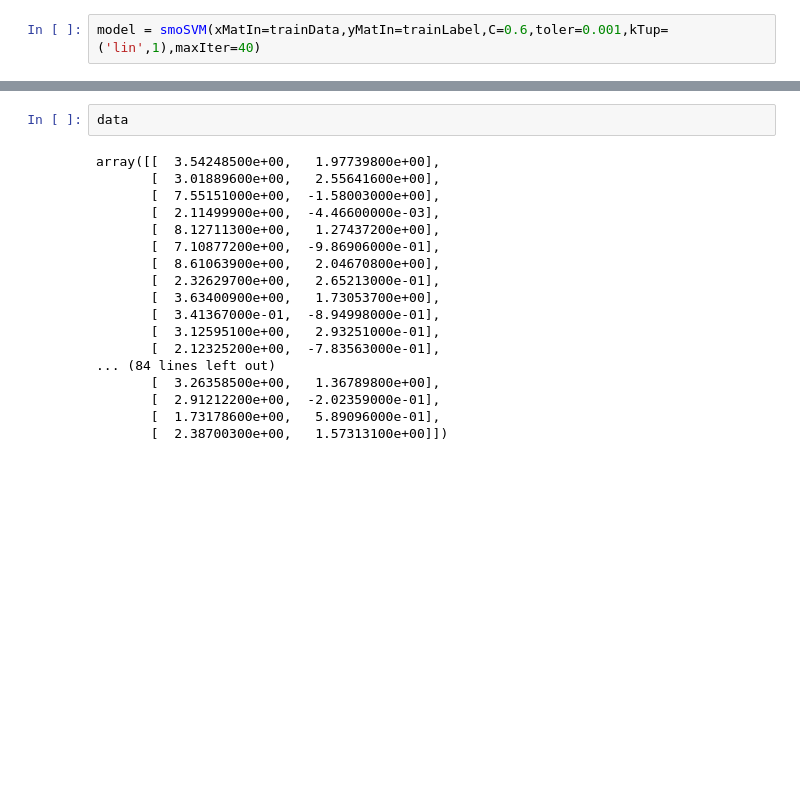
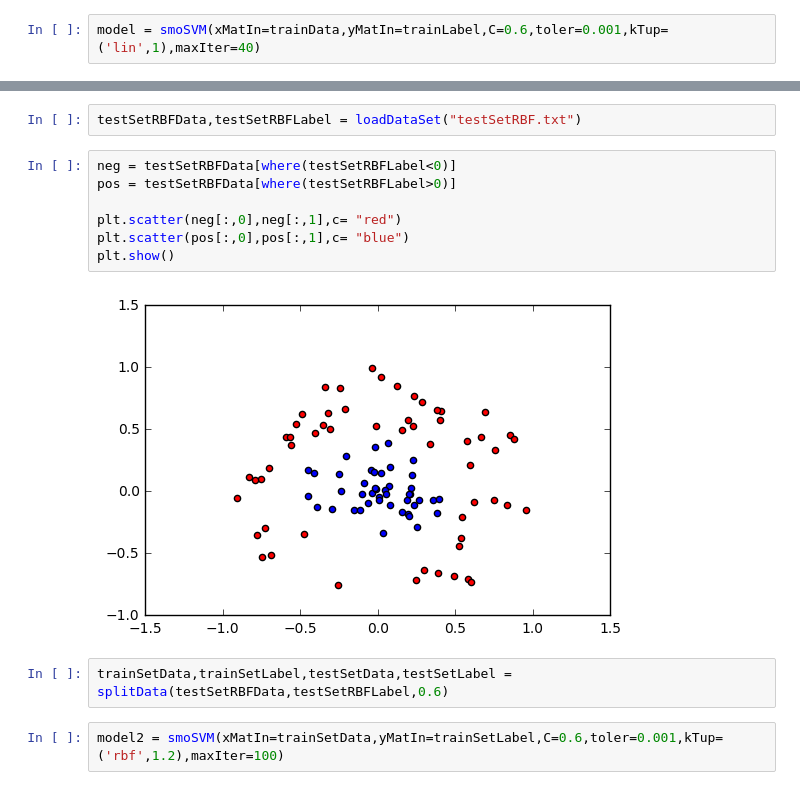
Before and after one commit to TTJason/MySVM, a Jupyter notebook: MySVM_V2.ipynb, the cells around one changed output, grey strips where cells are left out. Saved outputs shown, nothing was run; the diff lists cells and outputs as text; blank space fills up the shorter version.

```diff
--- a/MySVM_V2.ipynb
+++ b/MySVM_V2.ipynb
@@ -211,20 +219,15 @@ model.predictAndDraw(testData)
-# %%
-data
-# %% [output]
-array([[  3.54248500e+00,   1.97739800e+00],
-       [  3.01889600e+00,   2.55641600e+00],
-       [  7.55151000e+00,  -1.58003000e+00],
-       [  2.11499900e+00,  -4.46600000e-03],
-       [  8.12711300e+00,   1.27437200e+00],
-       [  7.10877200e+00,  -9.86906000e-01],
-       [  8.61063900e+00,   2.04670800e+00],
-       [  2.32629700e+00,   2.65213000e-01],
-       [  3.63400900e+00,   1.73053700e+00],
-       [  3.41367000e-01,  -8.94998000e-01],
-       [  3.12595100e+00,   2.93251000e-01],
-       [  2.12325200e+00,  -7.83563000e-01],
-... (84 lines left out)
-       [  3.26358500e+00,   1.36789800e+00],
-       [  2.91212200e+00,  -2.02359000e-01],
-       [  1.73178600e+00,   5.89096000e-01],
-       [  2.38700300e+00,   1.57313100e+00]])
+# %%
+testSetRBFData,testSetRBFLabel = loadDataSet("testSetRBF.txt")
+# %%
+neg = testSetRBFData[where(testSetRBFLabel<0)]
+pos = testSetRBFData[where(testSetRBFLabel>0)]
+
+plt.scatter(neg[:,0],neg[:,1],c= "red")
+plt.scatter(pos[:,0],pos[:,1],c= "blue")
+plt.show()
+# %% [output]
+[figure, added]
+# %%
+trainSetData,trainSetLabel,testSetData,testSetLabel = splitData(testSetRBFData,testSetRBFLabel,0.6)
+# %%
+model2 = smoSVM(xMatIn=trainSetData,yMatIn=trainSetLabel,C=0.6,toler=0.001,kTup=('rbf',1.2),maxIter=100)
```
Also changed, not shown: parts of 7 cells of this notebook, 2 other files.
